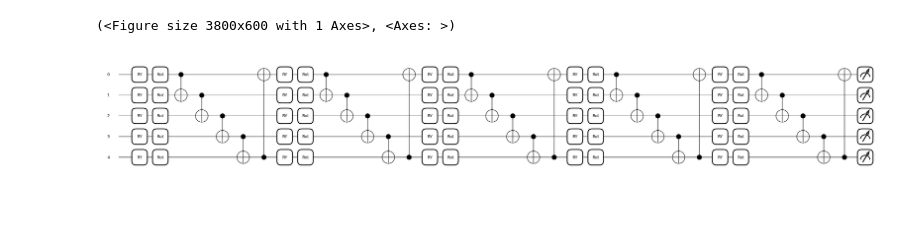
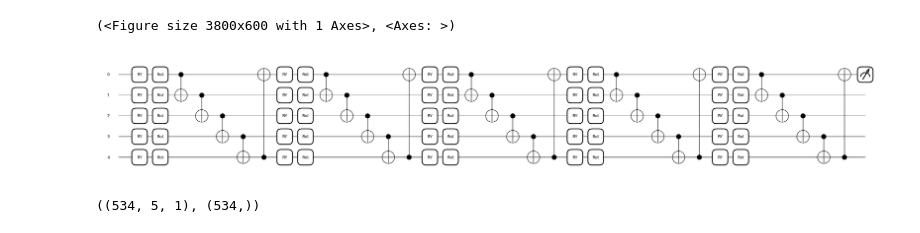
Before and after one commit to tripathydevjyoti/Quantum-Machine-Learning-, a Jupyter notebook: data-re upload/geospatial time series ideal.ipynb, the cells around one changed output. Saved outputs shown, nothing was run; the diff lists cells and outputs as text; code cells hidden in the pictures.

```diff
--- a/data-re upload/geospatial time series ideal.ipynb
+++ b/data-re upload/geospatial time series ideal.ipynb
@@ -48,7 +39,8 @@ def circuit_parallel(params, x=None):
 
     #W(params[n_layers-1])
 
-    [qml.expval(qml.PauliZ(wires = i)) for i in range(n_qubits)]
+    #return [qml.expval(qml.PauliZ(wires = i)) for i in range(n_qubits)]
+    return qml.expval(qml.PauliZ(wires = 0))
 # %%
 params_parallel = 2 * np.pi * np.random.random( size = (n_layers, n_ansatz_layers, n_qubits, 3))
 print(params_parallel)
@@ -73,8 +65,8 @@ print(params_parallel)
 # %%
-x1 = [0.5, 0.5, 0.5, 0.5, 0.5]
+x1 = [0.5 for i in range(n_qubits)]
 qml.draw_mpl(circuit_parallel)(params_parallel, x=x1)
 #fig, ax = qml.draw_mpl(circuit_parallel, level="device")(params_parallel, x=x)
 #plt.show()
 # %% [output]
 (<Figure size 3800x600 with 1 Axes>, <Axes: >)
-[figure, old version]
+[figure, new version]
@@ -84,0 +105,7 @@ def cost(params, x , y):
+# %%
+WS = n_qubits
+col_E = df.iloc[:, 4]
+X,y = df_to_X_y(col_E, WS)
+X.shape, y.shape
+# %% [output]
+((534, 5, 1), (534,))
```
Also changed, not shown: parts of 9 cells of this notebook, 2 other files.
